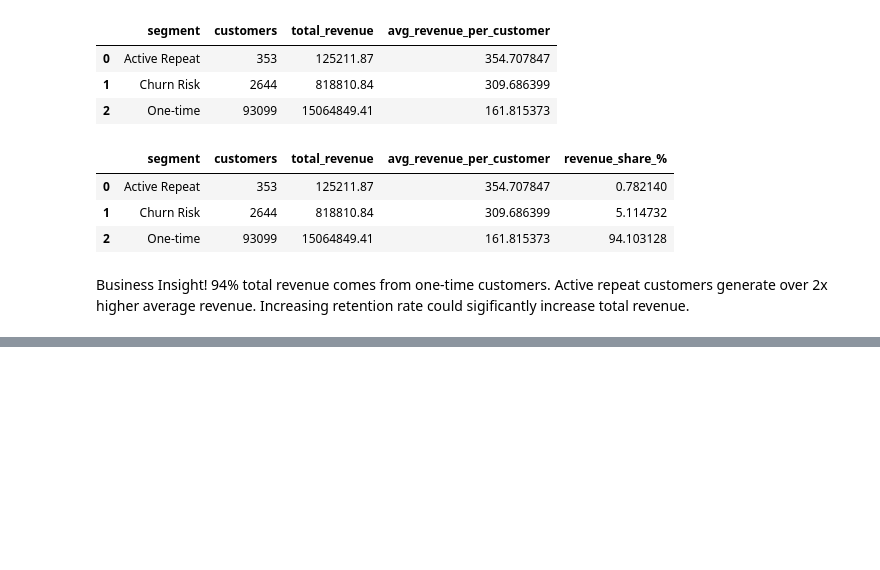
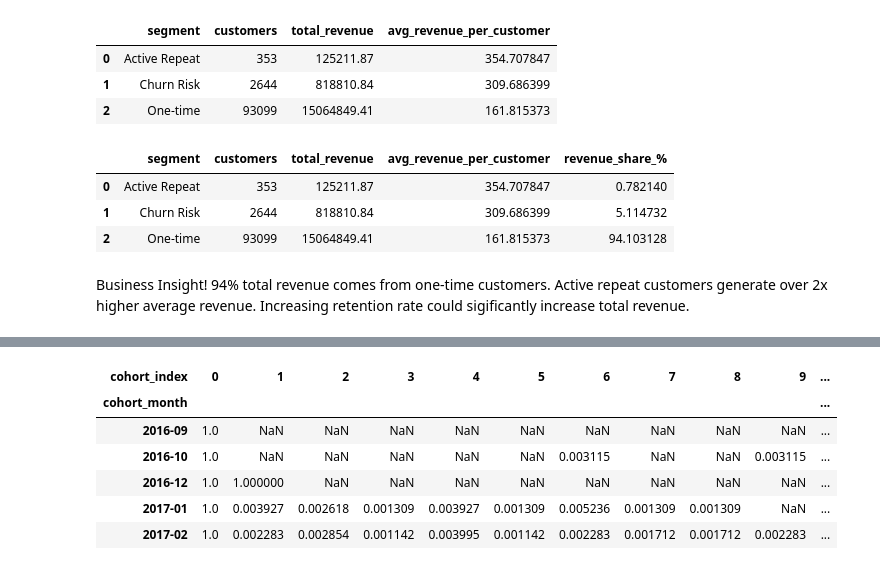
Before and after one commit to marekjuchnowicz2001-hue/project-1-ecommerce-analysis, a Jupyter notebook: notebooks/02_customer_segmentation.ipynb, the cells around one changed output, grey strips where cells are left out. Saved outputs shown, nothing was run; the diff lists cells and outputs as text; code cells hidden in the pictures; blank space fills up the shorter version.

```diff
--- a/notebooks/02_customer_segmentation.ipynb
+++ b/notebooks/02_customer_segmentation.ipynb
@@ -118,0 +198,14 @@ Increasing retention rate could sigificantly increase total revenue.
+# %%
+cohort_size = cohort_pivot[0]
+
+retention = cohort_pivot.divide(cohort_size, axis=0)
+
+retention.head()
+# %% [output]
+| cohort_index | 0 | 1 | 2 | 3 | 4 | 5 | 6 | 7 | 8 | 9 | ... |
+| cohort_month |  |  |  |  |  |  |  |  |  |  | ... |
+| 2016-09 | 1.0 | NaN | NaN | NaN | NaN | NaN | NaN | NaN | NaN | NaN | ... |
+| 2016-10 | 1.0 | NaN | NaN | NaN | NaN | NaN | 0.003115 | NaN | NaN | 0.003115 | ... |
+| 2016-12 | 1.0 | 1.000000 | NaN | NaN | NaN | NaN | NaN | NaN | NaN | NaN | ... |
+| 2017-01 | 1.0 | 0.003927 | 0.002618 | 0.001309 | 0.003927 | 0.001309 | 0.005236 | 0.001309 | 0.001309 | NaN | ... |
+| 2017-02 | 1.0 | 0.002283 | 0.002854 | 0.001142 | 0.003995 | 0.001142 | 0.002283 | 0.001712 | 0.001712 | 0.002283 | ... |
```
Also changed, not shown: parts of 14 cells of this notebook.
